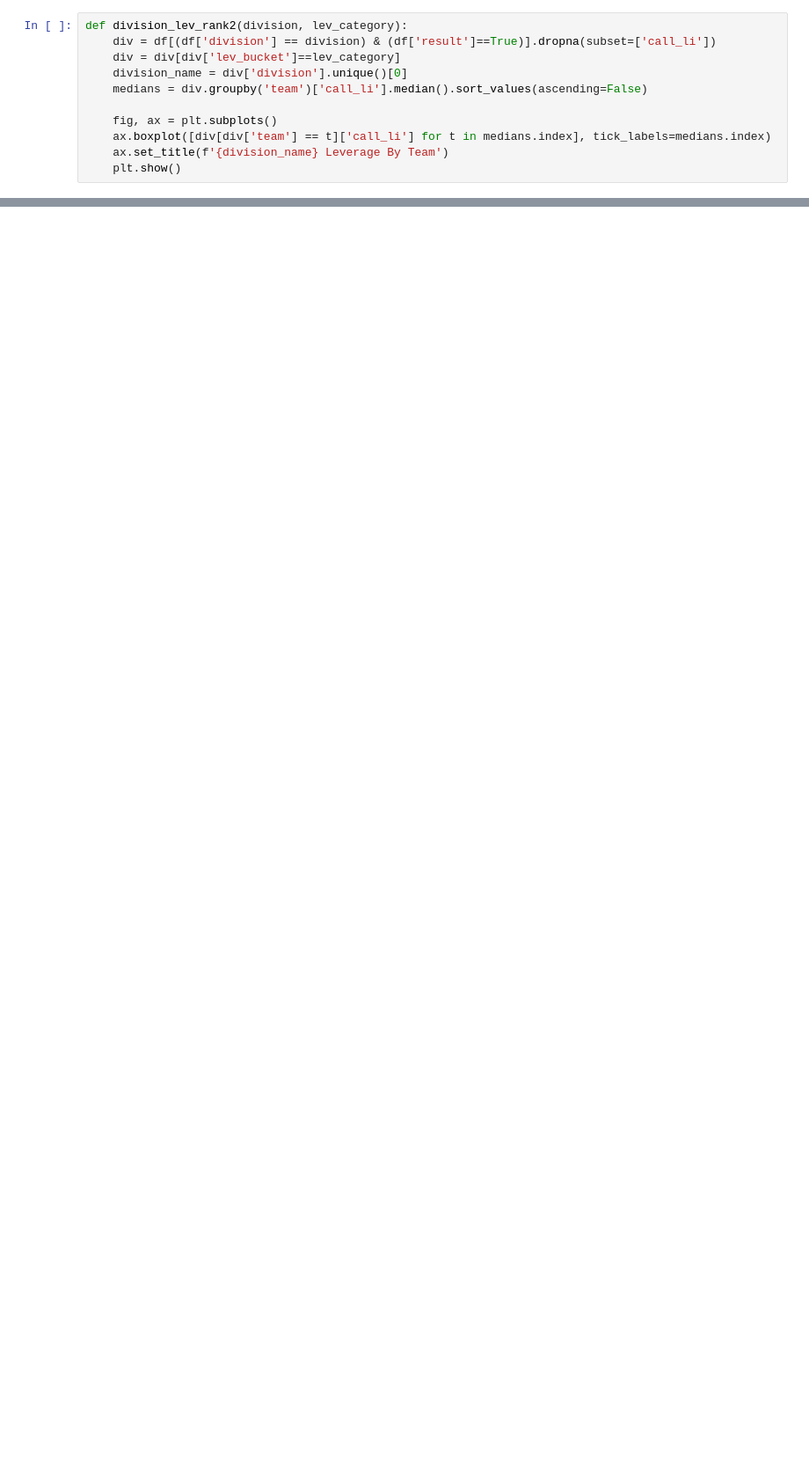
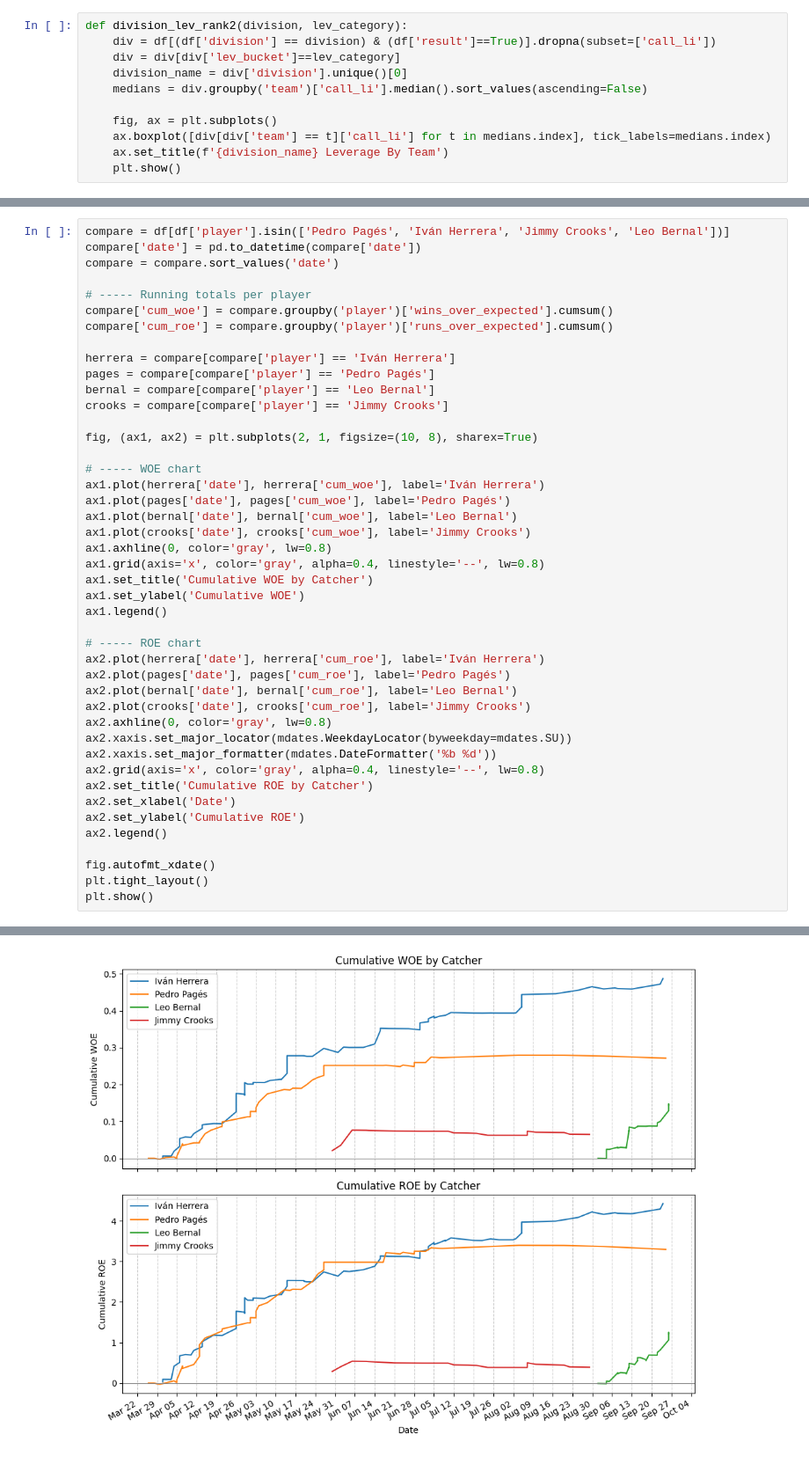
Before and after one commit to statzenthusiast921/ABS_Challenges, a Jupyter notebook: scripts/ABS EDA 10.17.26.ipynb, the cells around one changed output, grey strips where cells are left out. Shown at 88% size. Saved outputs shown, nothing was run; the diff lists cells and outputs as text; blank space fills up the shorter version.

```diff
--- a/scripts/ABS EDA 10.17.26.ipynb
+++ b/scripts/ABS EDA 10.17.26.ipynb
@@ -652,0 +812,45 @@ division_lev_rank2('NL Central', 'very high')
+# %%
+compare = df[df['player'].isin(['Pedro Pagés', 'Iván Herrera', 'Jimmy Crooks', 'Leo Bernal'])]
+compare['date'] = pd.to_datetime(compare['date'])
+compare = compare.sort_values('date')
+
+# ----- Running totals per player
+compare['cum_woe'] = compare.groupby('player')['wins_over_expected'].cumsum()
+compare['cum_roe'] = compare.groupby('player')['runs_over_expected'].cumsum()
+
+herrera = compare[compare['player'] == 'Iván Herrera']
+pages = compare[compare['player'] == 'Pedro Pagés']
+bernal = compare[compare['player'] == 'Leo Bernal']
+crooks = compare[compare['player'] == 'Jimmy Crooks']
+
+fig, (ax1, ax2) = plt.subplots(2, 1, figsize=(10, 8), sharex=True)
+
+# ----- WOE chart
+ax1.plot(herrera['date'], herrera['cum_woe'], label='Iván Herrera')
+ax1.plot(pages['date'], pages['cum_woe'], label='Pedro Pagés')
+ax1.plot(bernal['date'], bernal['cum_woe'], label='Leo Bernal')
+ax1.plot(crooks['date'], crooks['cum_woe'], label='Jimmy Crooks')
+ax1.axhline(0, color='gray', lw=0.8)
+ax1.grid(axis='x', color='gray', alpha=0.4, linestyle='--', lw=0.8)
+ax1.set_title('Cumulative WOE by Catcher')
+ax1.set_ylabel('Cumulative WOE')
+ax1.legend()
+
+# ----- ROE chart
+ax2.plot(herrera['date'], herrera['cum_roe'], label='Iván Herrera')
+ax2.plot(pages['date'], pages['cum_roe'], label='Pedro Pagés')
+ax2.plot(bernal['date'], bernal['cum_roe'], label='Leo Bernal')
+ax2.plot(crooks['date'], crooks['cum_roe'], label='Jimmy Crooks')
+ax2.axhline(0, color='gray', lw=0.8)
+ax2.xaxis.set_major_locator(mdates.WeekdayLocator(byweekday=mdates.SU))
+ax2.xaxis.set_major_formatter(mdates.DateFormatter('%b %d'))
+ax2.grid(axis='x', color='gray', alpha=0.4, linestyle='--', lw=0.8)
+ax2.set_title('Cumulative ROE by Catcher')
+ax2.set_xlabel('Date')
+ax2.set_ylabel('Cumulative ROE')
+ax2.legend()
+
+fig.autofmt_xdate()
+plt.tight_layout()
+plt.show()
+# %% [output]
@@ -652,0 +862 @@ division_lev_rank2('NL Central', 'very high')
+[figure, added]
```
Also changed, not shown: parts of 33 cells of this notebook.
